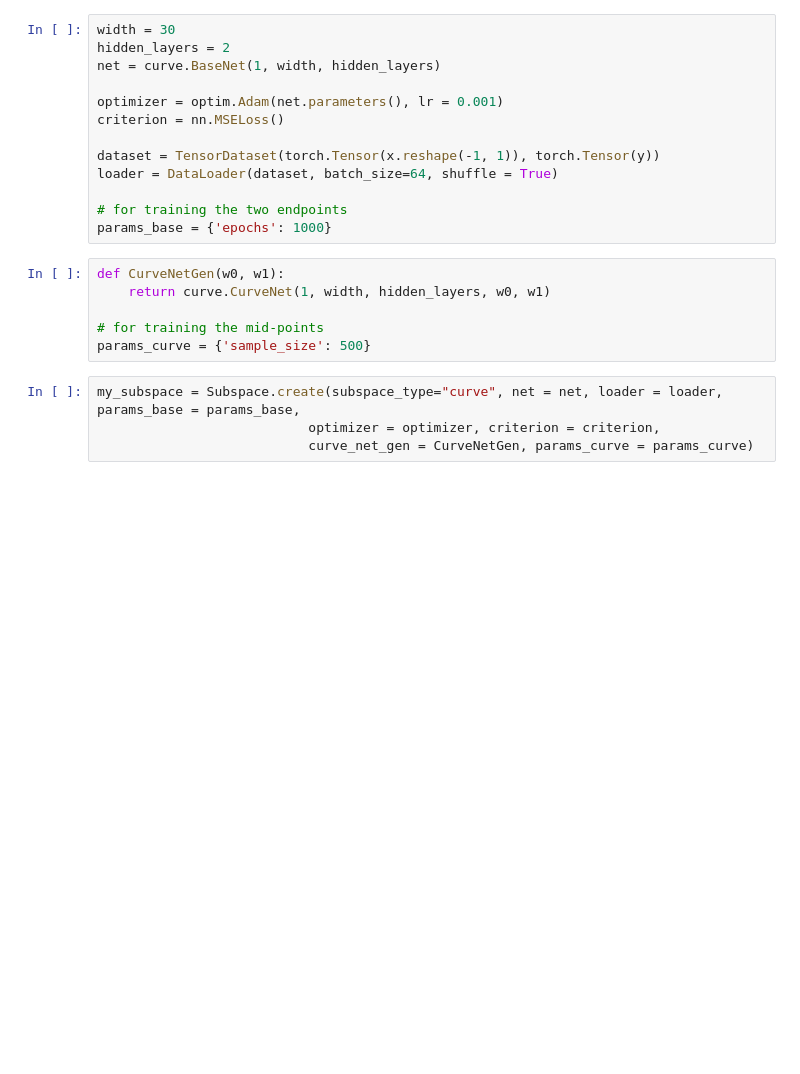
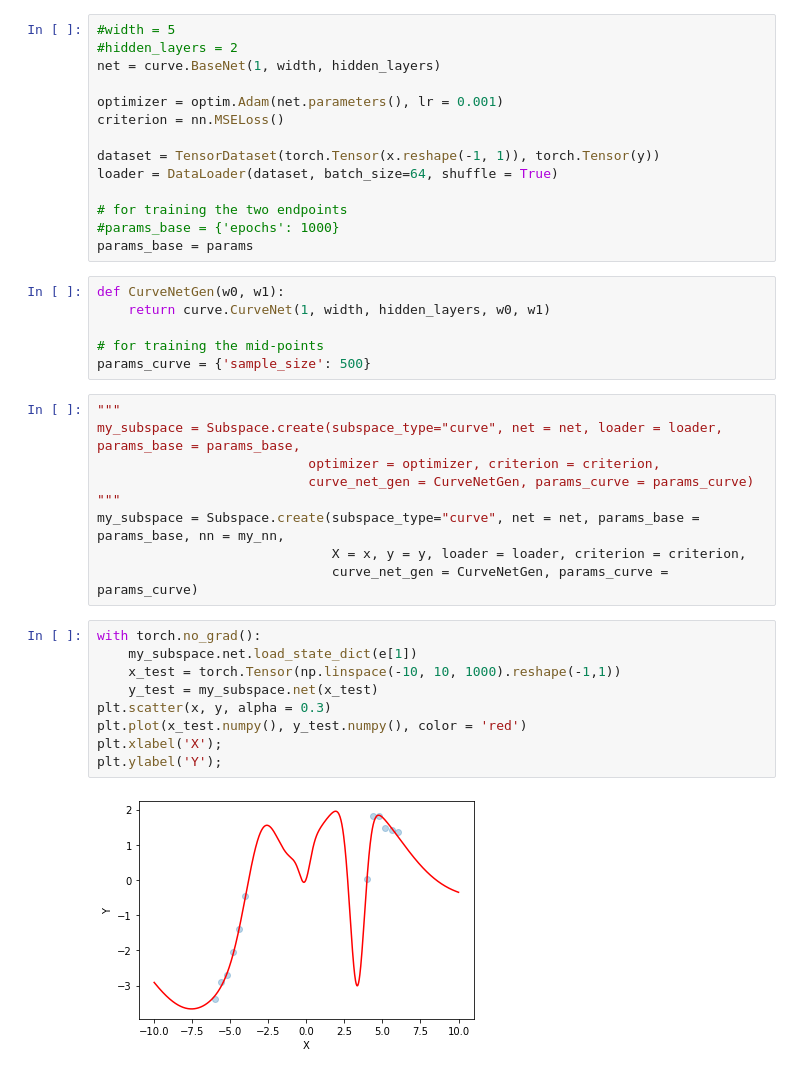
Before and after one commit to Yuting-Kou/am207_Project, a Jupyter notebook: src/Example-wyz.ipynb, the cells around one changed output. Cells and saved outputs as stored; diff of their text form; blank space fills up the shorter version.

```diff
--- a/src/Example-wyz.ipynb
+++ b/src/Example-wyz.ipynb
@@ -93,6 +79,6 @@ Text(0, 0.5, 'Y')
 # %%
-width = 30
-hidden_layers = 2
+#width = 5
+#hidden_layers = 2
 net = curve.BaseNet(1, width, hidden_layers)
 
 optimizer = optim.Adam(net.parameters(), lr = 0.001)
@@ -102,7 +88,8 @@ dataset = TensorDataset(torch.Tensor(x.reshape(-1, 1)), torch.Tensor(y))
 loader = DataLoader(dataset, batch_size=64, shuffle = True)
 
 # for training the two endpoints
-params_base = {'epochs': 1000}
+#params_base = {'epochs': 1000}
+params_base = params
 # %%
 def CurveNetGen(w0, w1):
     return curve.CurveNet(1, width, hidden_layers, w0, w1)
@@ -110,8 +97,24 @@ def CurveNetGen(w0, w1):
 # for training the mid-points
 params_curve = {'sample_size': 500}
 # %%
+"""
 my_subspace = Subspace.create(subspace_type="curve", net = net, loader = loader, params_base = params_base,
                            optimizer = optimizer, criterion = criterion,
                            curve_net_gen = CurveNetGen, params_curve = params_curve)
+"""
+my_subspace = Subspace.create(subspace_type="curve", net = net, params_base = params_base, nn = my_nn,
+                              X = x, y = y, loader = loader, criterion = criterion,
+                              curve_net_gen = CurveNetGen, params_curve = params_curve)
+# %%
+with torch.no_grad():
+    my_subspace.net.load_state_dict(e[1])
+    x_test = torch.Tensor(np.linspace(-10, 10, 1000).reshape(-1,1))
+    y_test = my_subspace.net(x_test)
+plt.scatter(x, y, alpha = 0.3)
+plt.plot(x_test.numpy(), y_test.numpy(), color = 'red')
+plt.xlabel('X');
+plt.ylabel('Y');
+# %% [output]
+[figure, added]
 # %%
 # change callback to control printing frequency (0 = no printing)
```
Also changed, not shown: parts of 35 cells of this notebook, 2 other files.
